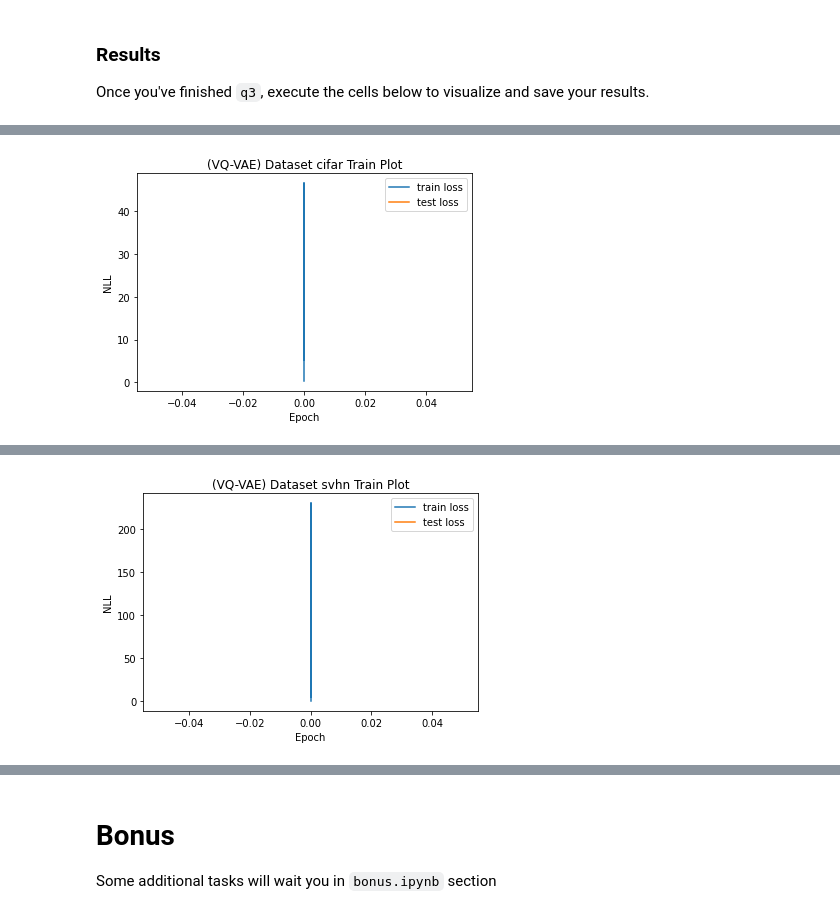
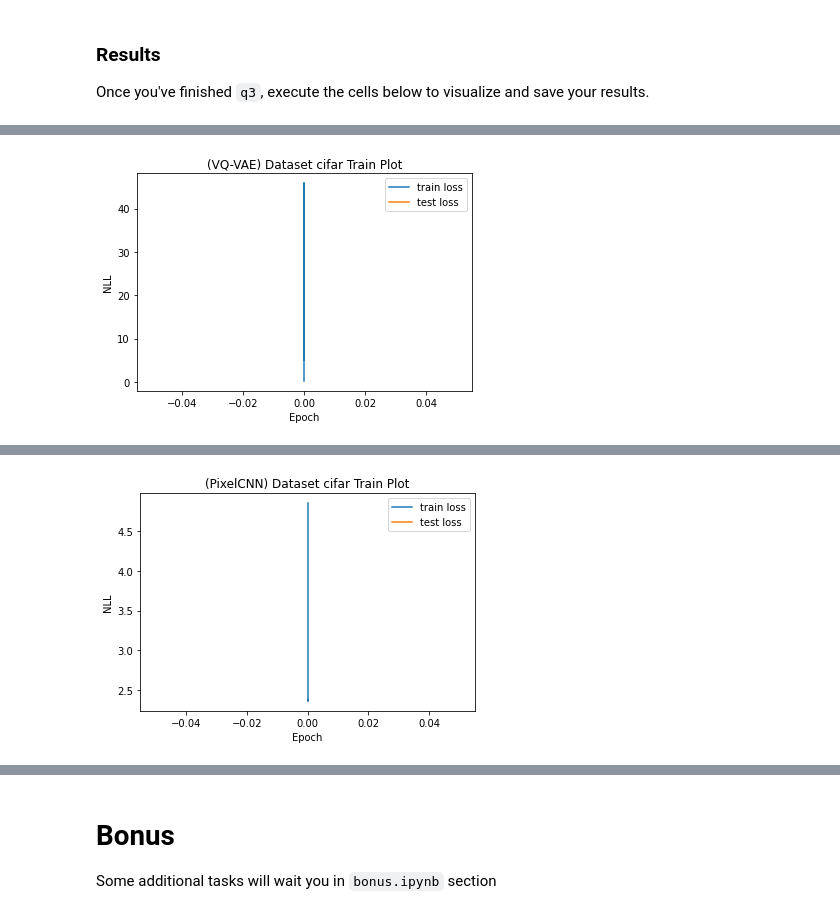
Before and after one commit to VashchilkoAV/Generative-Models-MIPT, a Jupyter notebook: module2-vae/vq-vae.ipynb, the cells around one changed output, grey strips where cells are left out. Drawn from its saved outputs; the diff is of its cells as text; code cells hidden in the pictures.

```diff
--- a/module2-vae/vq-vae.ipynb
+++ b/module2-vae/vq-vae.ipynb
@@ -134,7 +134,7 @@ Using downloaded and verified file: ./data/svhn/test_32x32.mat
 ### Solution
 Fill out the function below and return the neccessary arguments. Feel free to create more cells if need be
 # %%
-def train_epoch(model, train_loader, optimizer, epoch, grad_clip=None):
+def train_epoch(model, train_loader, optimizer, epoch, grad_clip=None, additional_model=None):
     """
     train model on loader for single epoch
     returns Dict[str, List[float]] - dict of losses on each training batch
@@ -145,6 +145,9 @@ def train_epoch(model, train_loader, optimizer, epoch, grad_clip=None):
 
     for x in train_loader:
         x = x.to(model.device)
+        if additional_model is not None:
+            x = additional_model.encode(x)
+            x.detach()
         l = model.loss(x)
         optimizer.zero_grad()
         l['loss'].backward()
@@ -156,7 +159,7 @@ def train_epoch(model, train_loader, optimizer, epoch, grad_clip=None):
     return losses
 
 
-def valid_epoch(model, data_loader):
+def valid_epoch(model, data_loader, additional_model=None):
     """
     evaluates model on dataset
     returns Dict[str, float] - dict with average losses on entire dataset
@@ -166,6 +169,9 @@ def valid_epoch(model, data_loader):
     with torch.no_grad():
         for x in data_loader:
             x = x.to(model.device)
+            if additional_model is not None:
+                x = additional_model.encode(x)
+                x.detach()
             l = model.loss(x)
 
             for loss_name, loss_value in l.items():
@@ -176,20 +182,20 @@ def valid_epoch(model, data_loader):
     return average_losses
 
 
-def train_loop(model, train_loader, test_loader, epochs=10, lr=1e-3, grad_clip=None):
+def train_loop(model, train_loader, test_loader, epochs=10, lr=1e-3, grad_clip=None, additional_model=None):
     optimizer = optim.Adam(model.parameters(), lr=lr)
 
     train_losses, test_losses = defaultdict(list), defaultdict(list)
     for epoch in range(epochs):
-        train_loss = train_epoch(model, train_loader, optimizer, epoch, grad_clip)
-        test_loss = valid_epoch(model, test_loader)
+        train_loss = train_epoch(model, train_loader, optimizer, epoch, grad_clip, additional_model)
+        test_loss = valid_epoch(model, test_loader, additional_model)
 
         print(f'Epoch {epoch}: test_loss={test_loss}')
 
         for k in train_loss.keys():
             train_losses[k].extend(train_loss[k])
             test_losses[k].append(test_loss[k])
-    return train_losses, test_losses
+    return model, train_losses, test_losses
 # %%
 import torch
 from torch.autograd import Function
@@ -389,12 +480,19 @@ def q3(train_data, test_data, dset_id):
     - a (100, 32, 32, 3) numpy array of 50 real image / reconstruction pairs
       FROM THE TEST SET with values in [0, 255]
     """
+    device = 'cuda'
 
-    model = VQVAE(input_dim=3)
+    K = 128
+
+    vqvae = VQVAE(input_dim=3, K=K, device=device)
     train_loader = data.DataLoader(torch.from_numpy(normalize(train_data)).permute(0, 3, 1, 2), batch_size=128, shuffle=True) # permute
     test_loader = data.DataLoader(torch.from_numpy(normalize(test_data)).permute(0, 3, 1, 2), batch_size=128) # permute
-    train_losses, test_losses = train_loop(model, train_loader, test_loader,
+    vqvae_trained, train_losses_vqvae, test_losses_vqvae = train_loop(vqvae, train_loader, test_loader,
                                            epochs=1, lr=1e-3)
+
+    pixelcnn = PixelCNN(input_dim=K, device=device)
+    pixelcnn_trained, train_losses_pixelcnn, test_losses_pixelcnn = train_loop(pixelcnn, train_loader, test_loader,
+                                        epochs=1, lr=1e-3, additional_model=vqvae_trained)
     #train_losses = np.stack((train_losses['loss'], train_losses['recon_loss'], train_losses['vq_loss'], train_losses['commit_loss']), axis=1)
     #test_losses = np.stack((test_losses['loss'], test_losses['recon_loss'], test_losses['vq_loss'], test_losses['commit_loss']), axis=1)
 
@@ -404,7 +502,7 @@ def q3(train_data, test_data, dset_id):
     #print(samples.shape, reconstructions.shape, interpolations.shape)
 
     #return train_losses, test_losses, None, None, None, None
-    return train_losses['loss'], test_losses['loss'], None, None, None, None
+    return train_losses_vqvae['loss'], test_losses_vqvae['loss'], train_losses_pixelcnn['loss'], test_losses_pixelcnn['loss'], None, None
 # %% [markdown]
 ### Results
 Once you've finished `q3`, execute the cells below to visualize and save your results.
@@ -436,16 +534,16 @@ def q3_results(dset_id, fn):
         samples, reconstructions = fn(train_data, test_data, dset_id)
     #samples, reconstructions = samples.astype('float32'), reconstructions.astype('float32')
     print(f'VQ-VAE Final Test Loss: {vqvae_test_losses[-1]:.4f}')
-    #print(f'PixelCNN Prior Final Test Loss: {pixelcnn_test_losses[-1]:.4f}')
+    print(f'PixelCNN Prior Final Test Loss: {pixelcnn_test_losses[-1]:.4f}')
     show_training_plot(vqvae_train_losses, vqvae_test_losses,
                            f'(VQ-VAE) Dataset {dset_id} Train Plot')
-    #show_training_plot(pixelcnn_train_losses, pixelcnn_test_losses,
-    #                       f'(PixelCNN) Dataset {dset_id} Train Plot')
+    show_training_plot(pixelcnn_train_losses, pixelcnn_test_losses,
+                           f'(PixelCNN) Dataset {dset_id} Train Plot')
     #show_samples(samples, title=f'{dset_id} samples')
     #show_samples(reconstructions, title=f'{dset_id} Reconstructions')
 
 
 q3_results('cifar', q3)
-q3_results('svhn', q3)
+#q3_results('svhn', q3)
 # %% [output]
 Files already downloaded and verified
@@ -459 +554 @@ VQ-VAE Final Test Loss: 0.1307
-[figure, old version]
+[figure, new version]
```
Also changed, not shown: parts of 6 cells of this notebook.
